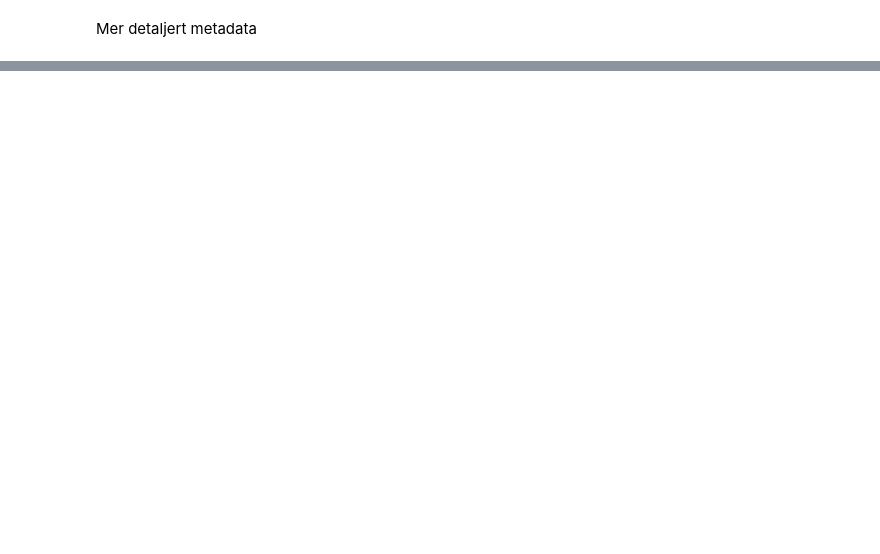
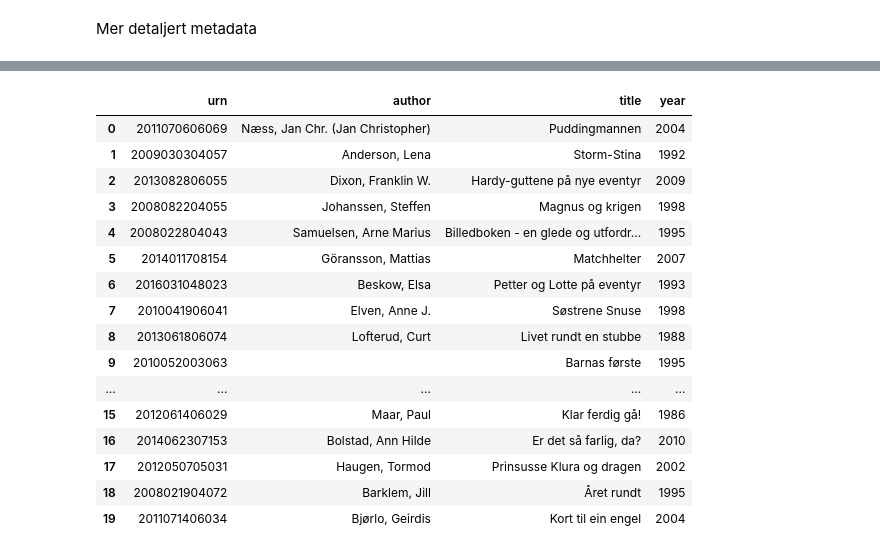
Before and after one commit to Yoonsen/Oslomet, a Jupyter notebook: 02 Oslomet_Ord_subject_title_BIB3240_oktober_2020.ipynb, the cells around one changed output, grey strips where cells are left out. Drawn from its saved outputs; the diff is of its cells as text; code cells hidden in the pictures; blank space fills up the shorter version.

```diff
--- a/02 Oslomet_Ord_subject_title_BIB3240_oktober_2020.ipynb
+++ b/02 Oslomet_Ord_subject_title_BIB3240_oktober_2020.ipynb
@@ -26,3 +70,23 @@ urner
+# %%
+nb.book_corpus(subject='barnebøker')
+# %% [output]
+|  | urn | author | title | year |
+| 0 | 2011070606069 | Næss, Jan Chr. (Jan Christopher) | Puddingmannen | 2004 |
+| 1 | 2009030304057 | Anderson, Lena | Storm-Stina | 1992 |
+| 2 | 2013082806055 | Dixon, Franklin W. | Hardy-guttene på nye eventyr | 2009 |
+| 3 | 2008082204055 | Johanssen, Steffen | Magnus og krigen | 1998 |
+| 4 | 2008022804043 | Samuelsen, Arne Marius | Billedboken - en glede og utfordr... | 1995 |
+| 5 | 2014011708154 | Göransson, Mattias | Matchhelter | 2007 |
+| 6 | 2016031048023 | Beskow, Elsa | Petter og Lotte på eventyr | 1993 |
+| 7 | 2010041906041 | Elven, Anne J. | Søstrene Snuse | 1998 |
+| 8 | 2013061806074 | Lofterud, Curt | Livet rundt en stubbe | 1988 |
+| 9 | 2010052003063 |  | Barnas første | 1995 |
+| ... | ... | ... | ... | ... |
+| 15 | 2012061406029 | Maar, Paul | Klar ferdig gå! | 1986 |
+| 16 | 2014062307153 | Bolstad, Ann Hilde | Er det så farlig, da? | 2010 |
+| 17 | 2012050705031 | Haugen, Tormod | Prinsusse Klura og dragen | 2002 |
+| 18 | 2008021904072 | Barklem, Jill | Året rundt | 1995 |
+| 19 | 2011071406034 | Bjørlo, Geirdis | Kort til ein engel | 2004 |
 # %%
 meta_df = nb.frame(mm.metadata(urner))
 meta_df
```
Also changed, not shown: parts of 6 cells of this notebook, 1 other file.
